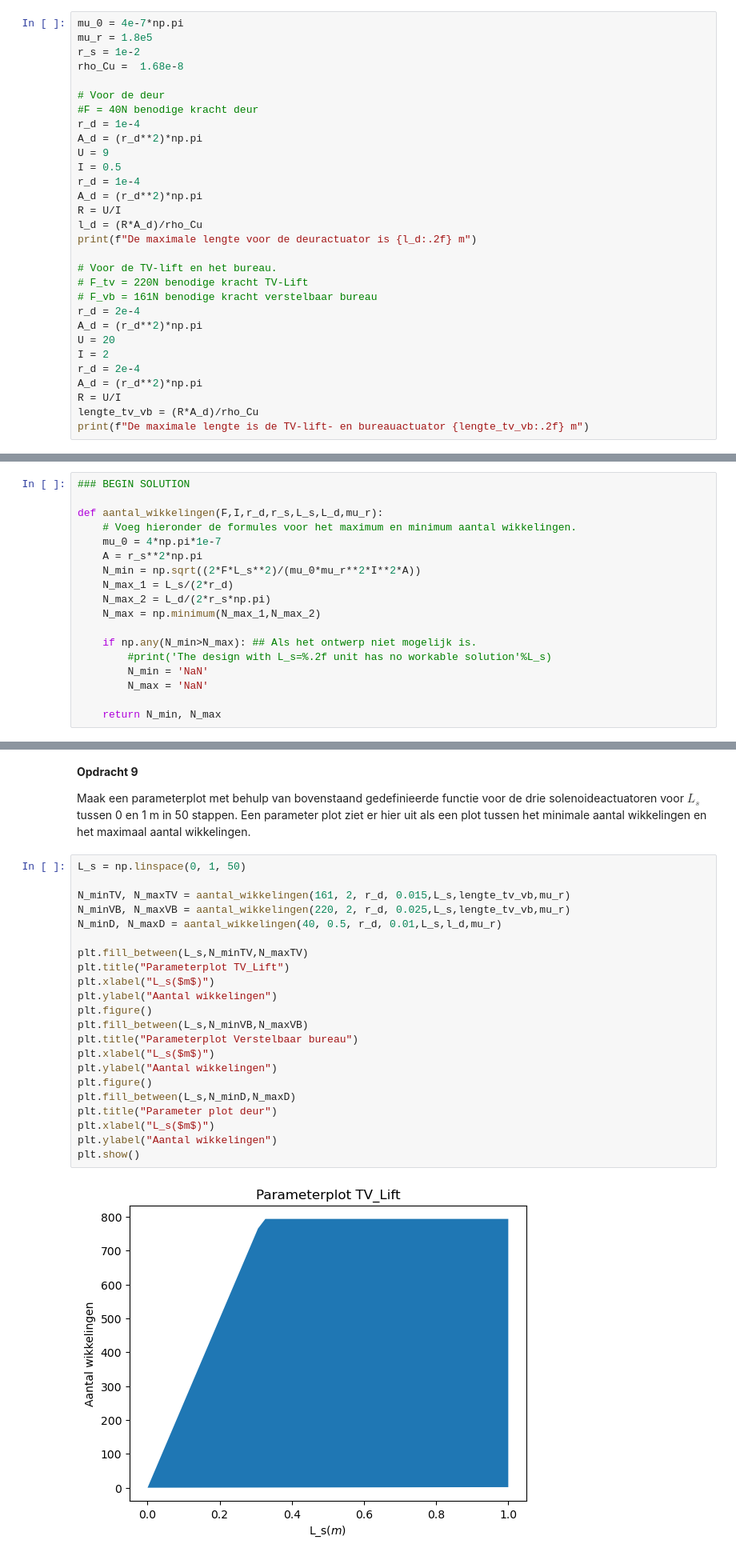
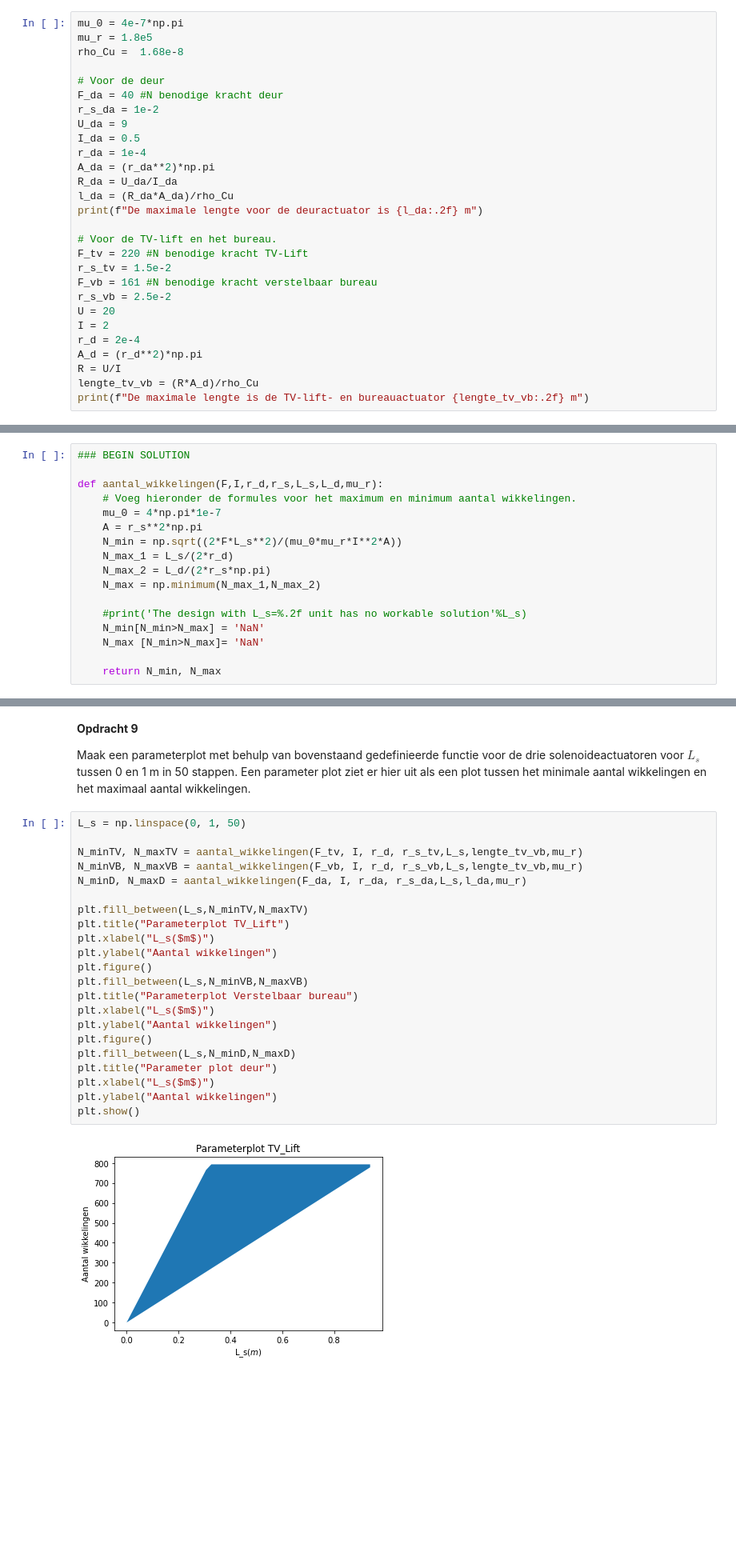
Before and after one commit to oprelo/opdrachten-DEF-D, a Jupyter notebook: DigitaleOntwerpopdrachten/2KrachtactuatorOpdracht/2KrachtactuatorOpdracht/KrachtactuatorOpdracht.ipynb, the cells around one changed output, grey strips where cells are left out. Shown at 80% size. Saved outputs shown, nothing was run; the diff lists cells and outputs as text; blank space fills up the shorter version.

Commit message:
parameter plots verbeterd

```diff
--- a/DigitaleOntwerpopdrachten/2KrachtactuatorOpdracht/2KrachtactuatorOpdracht/KrachtactuatorOpdracht.ipynb
+++ b/DigitaleOntwerpopdrachten/2KrachtactuatorOpdracht/2KrachtactuatorOpdracht/KrachtactuatorOpdracht.ipynb
@@ -165,26 +165,24 @@ Plaats in deze cel een png met jullie eventuele analytische uitwerkingen.
 # %%
 mu_0 = 4e-7*np.pi
 mu_r = 1.8e5
-r_s = 1e-2
 rho_Cu =  1.68e-8
 
 # Voor de deur
-#F = 40N benodige kracht deur
-r_d = 1e-4
-A_d = (r_d**2)*np.pi
-U = 9
-I = 0.5
-r_d = 1e-4
-A_d = (r_d**2)*np.pi
-R = U/I
-l_d = (R*A_d)/rho_Cu
-print(f"De maximale lengte voor de deuractuator is {l_d:.2f} m")
+F_da = 40 #N benodige kracht deur
+r_s_da = 1e-2
+U_da = 9
+I_da = 0.5
+r_da = 1e-4
+A_da = (r_da**2)*np.pi
+R_da = U_da/I_da
+l_da = (R_da*A_da)/rho_Cu
+print(f"De maximale lengte voor de deuractuator is {l_da:.2f} m")
 
 # Voor de TV-lift en het bureau.
-# F_tv = 220N benodige kracht TV-Lift
-# F_vb = 161N benodige kracht verstelbaar bureau
-r_d = 2e-4
-A_d = (r_d**2)*np.pi
+F_tv = 220 #N benodige kracht TV-Lift
+r_s_tv = 1.5e-2
+F_vb = 161 #N benodige kracht verstelbaar bureau
+r_s_vb = 2.5e-2
 U = 20
 I = 2
 r_d = 2e-4
@@ -223,15 +221,14 @@ def aantal_wikkelingen(F,I,r_d,r_s,L_s,L_d,mu_r):
     # Voeg hieronder de formules voor het maximum en minimum aantal wikkelingen.
     mu_0 = 4*np.pi*1e-7
     A = r_s**2*np.pi
-    N_min = np.sqrt((2*F*L_s**2)/(mu_0*mu_r**2*I**2*A))
+    N_min = np.sqrt((2*F*L_s**2)/(mu_0*mu_r*I**2*A))
     N_max_1 = L_s/(2*r_d)
     N_max_2 = L_d/(2*r_s*np.pi)
     N_max = np.minimum(N_max_1,N_max_2)
 
-    if np.any(N_min>N_max): ## Als het ontwerp niet mogelijk is.
-        #print('The design with L_s=%.2f unit has no workable solution'%L_s)
-        N_min = 'NaN'
-        N_max = 'NaN'
+    #print('The design with L_s=%.2f unit has no workable solution'%L_s)
+    N_min[N_min>N_max] = 'NaN'
+    N_max [N_min>N_max]= 'NaN'
 
     return N_min, N_max
 # %% [markdown]
@@ -255,24 +252,24 @@ Maak een parameterplot met behulp van bovenstaand gedefinieerde functie voor de
 # %%
 L_s = np.linspace(0, 1, 50)
 
-N_minTV, N_maxTV = aantal_wikkelingen(161, 2, r_d, 0.015,L_s,lengte_tv_vb,mu_r)
-N_minVB, N_maxVB = aantal_wikkelingen(220, 2, r_d, 0.025,L_s,lengte_tv_vb,mu_r)
-N_minD, N_maxD = aantal_wikkelingen(40, 0.5, r_d, 0.01,L_s,l_d,mu_r)
+N_minTV, N_maxTV = aantal_wikkelingen(F_tv, I, r_d, r_s_tv,L_s,lengte_tv_vb,mu_r)
+N_minVB, N_maxVB = aantal_wikkelingen(F_vb, I, r_d, r_s_vb,L_s,lengte_tv_vb,mu_r)
+N_minD, N_maxD = aantal_wikkelingen(F_da, I, r_da, r_s_da,L_s,l_da,mu_r)
 
 plt.fill_between(L_s,N_minTV,N_maxTV)
 plt.title("Parameterplot TV_Lift")
 plt.xlabel("L_s($m$)")
 plt.ylabel("Aantal wikkelingen")
 plt.figure()
 plt.fill_between(L_s,N_minVB,N_maxVB)
 plt.title("Parameterplot Verstelbaar bureau")
 plt.xlabel("L_s($m$)")
 plt.ylabel("Aantal wikkelingen")
 plt.figure()
 plt.fill_between(L_s,N_minD,N_maxD)
 plt.title("Parameter plot deur")
 plt.xlabel("L_s($m$)")
 plt.ylabel("Aantal wikkelingen")
 plt.show()
 # %% [output]
-[figure, old version]
+[figure, new version]
```
Also changed, not shown: parts of 14 cells of this notebook, 1 other file.
